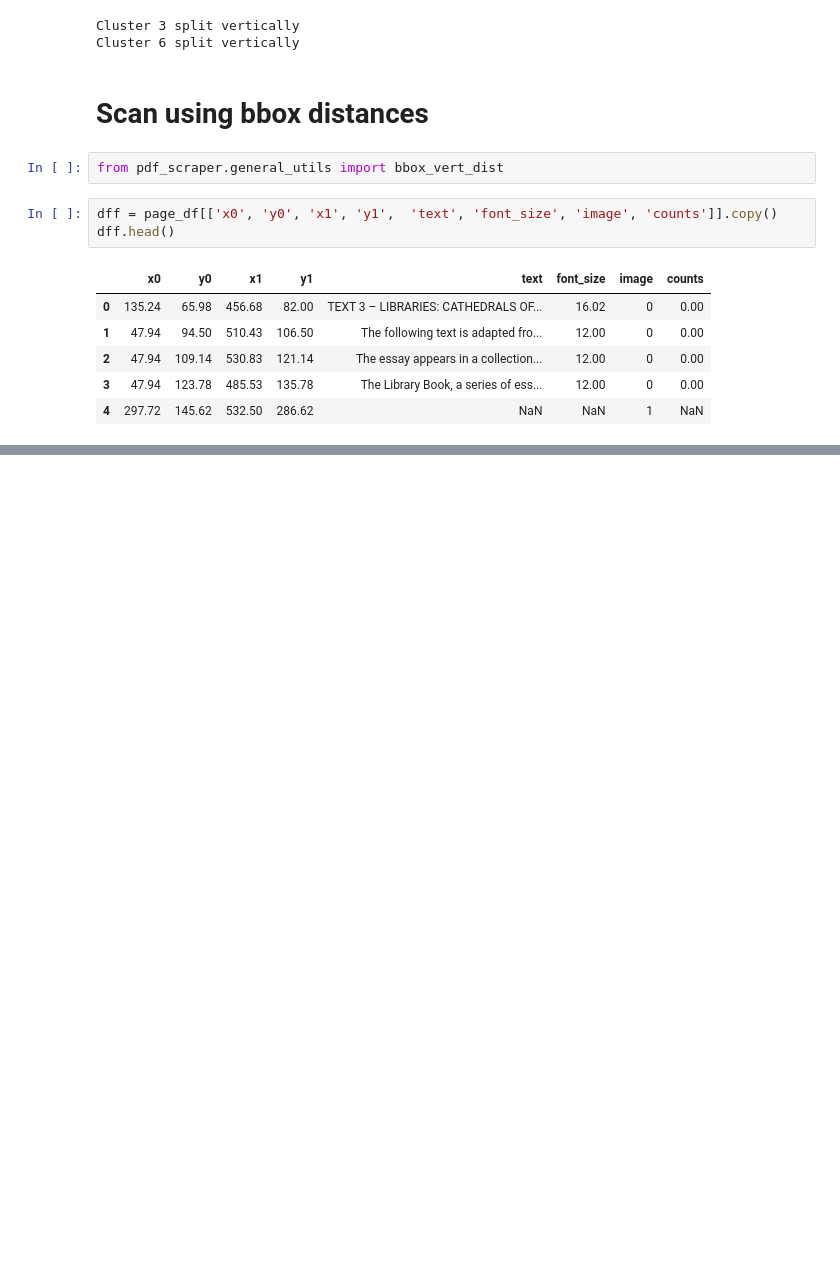
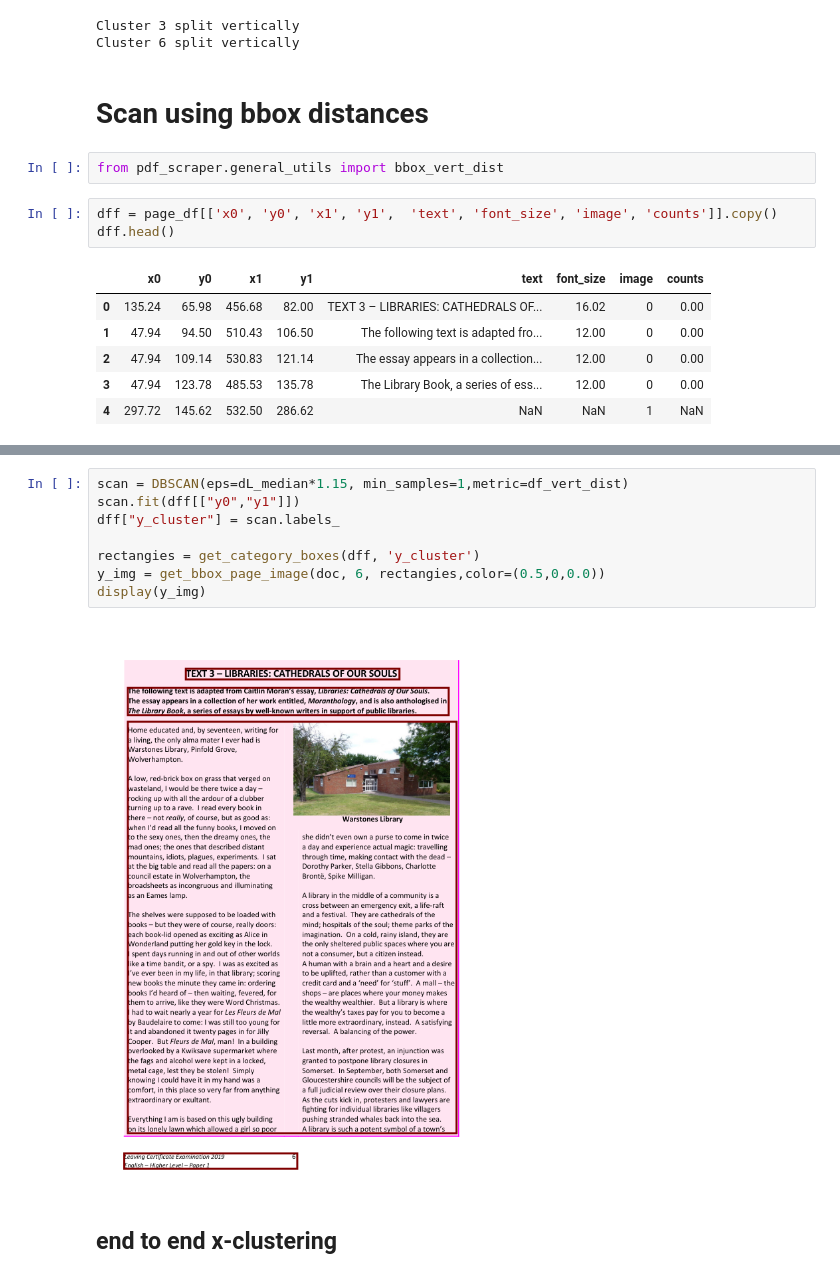
Before and after one commit to DSP-Tan/ogham-cloud, a Jupyter notebook: pdf_scraper/clustering/dbScan.ipynb, the cells around one changed output, grey strips where cells are left out. Drawn from its saved outputs; the diff is of its cells as text; blank space fills up the shorter version.

```diff
--- a/pdf_scraper/clustering/dbScan.ipynb
+++ b/pdf_scraper/clustering/dbScan.ipynb
@@ -288,0 +321,12 @@ KeyboardInterrupt:
+# %%
+scan = DBSCAN(eps=dL_median*1.15, min_samples=1,metric=df_vert_dist)
+scan.fit(dff[["y0","y1"]])
+dff["y_cluster"] = scan.labels_
+
+rectangies = get_category_boxes(dff, 'y_cluster')
+y_img = get_bbox_page_image(doc, 6, rectangies,color=(0.5,0,0.0))
+display(y_img)
+# %% [output]
+[figure, added]
+# %% [markdown]
+## end to end x-clustering
```
Also changed, not shown: parts of 13 cells of this notebook.
